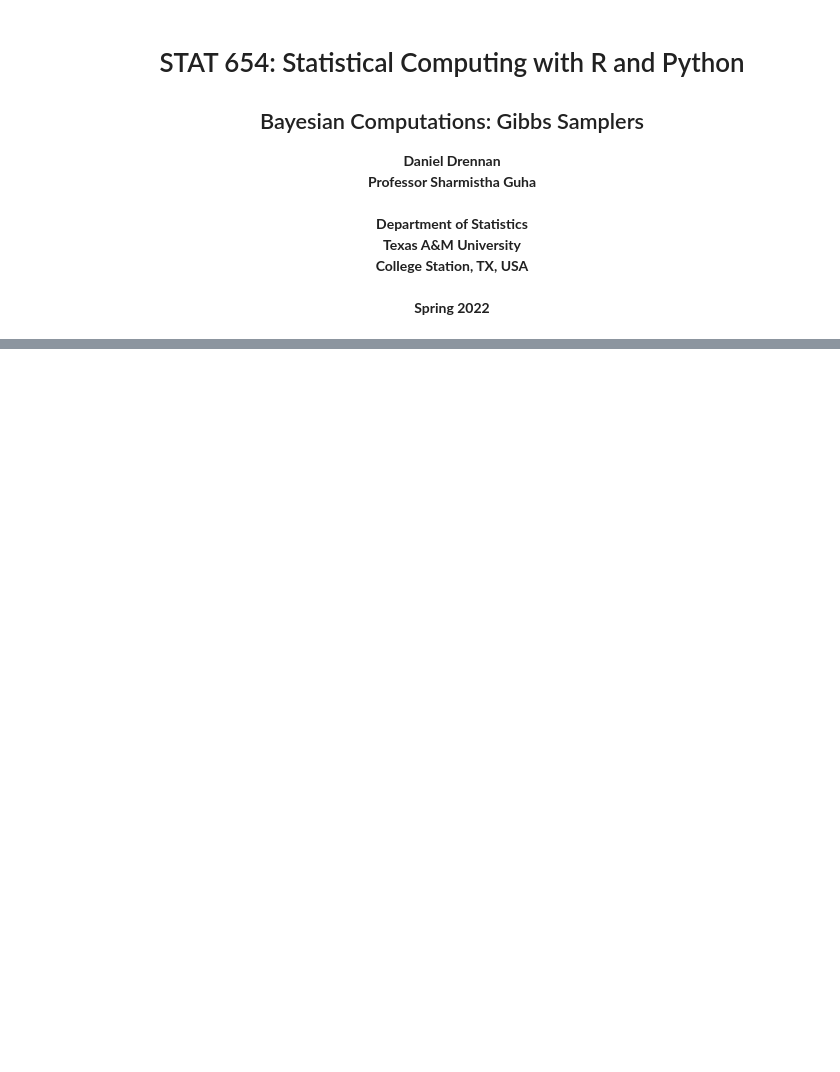
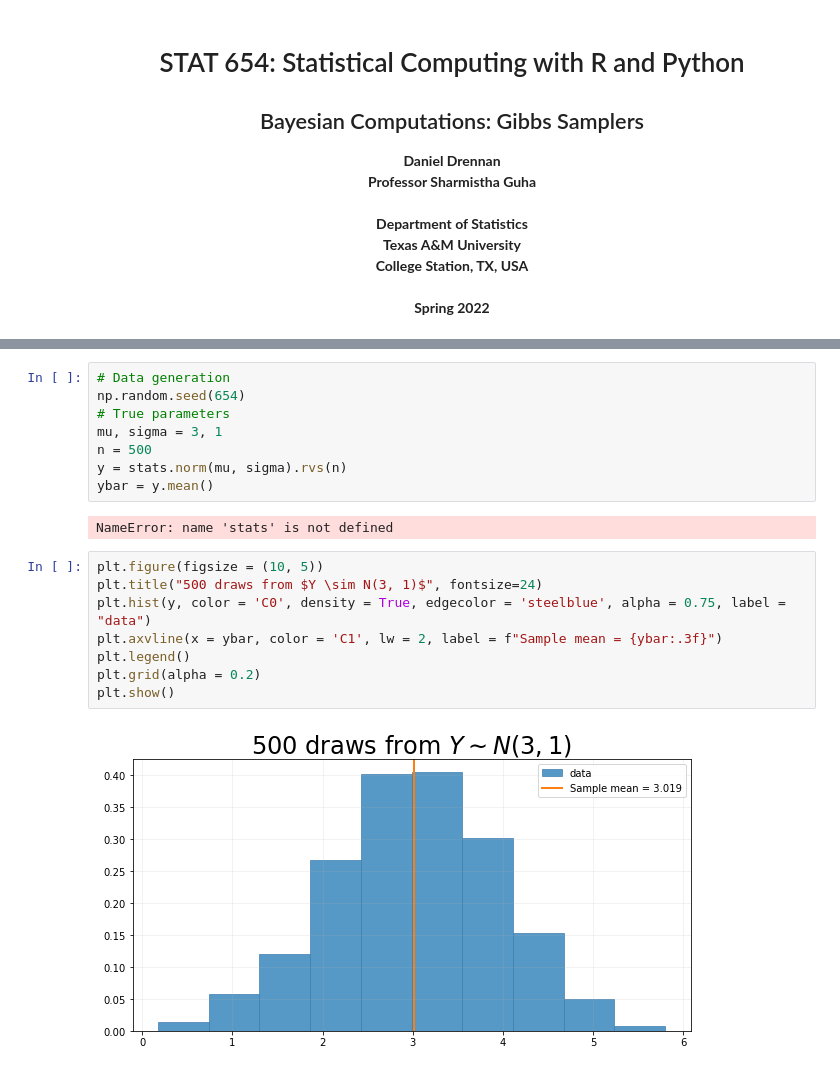
Before and after one commit to danjdrennan/stat654-python, a Jupyter notebook: notebooks/mcmc.ipynb, the cells around one changed output, grey strips where cells are left out. Saved outputs shown, nothing was run; the diff lists cells and outputs as text; blank space fills up the shorter version.

```diff
--- a/notebooks/mcmc.ipynb
+++ b/notebooks/mcmc.ipynb
@@ -177,0 +30,20 @@ make sure each step in this derivation makes sense.
+# %%
+# Data generation
+np.random.seed(654)
+# True parameters
+mu, sigma = 3, 1
+n = 500
+y = stats.norm(mu, sigma).rvs(n)
+ybar = y.mean()
+# %% [output]
+NameError: name 'stats' is not defined
+# %%
+plt.figure(figsize = (10, 5))
+plt.title("500 draws from $Y \sim N(3, 1)$", fontsize=24)
+plt.hist(y, color = 'C0', density = True, edgecolor = 'steelblue', alpha = 0.75, label = "data")
+plt.axvline(x = ybar, color = 'C1', lw = 2, label = f"Sample mean = {ybar:.3f}")
+plt.legend()
+plt.grid(alpha = 0.2)
+plt.show()
+# %% [output]
+[figure, added]
```
Also changed, not shown: parts of 19 cells of this notebook.
